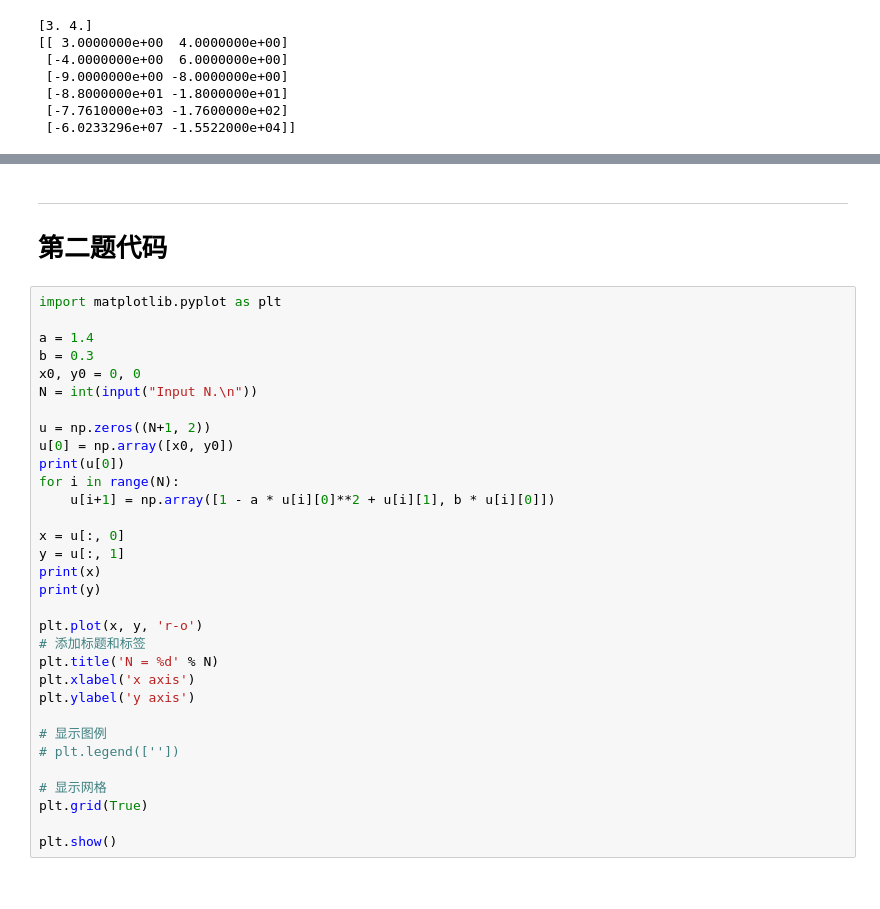
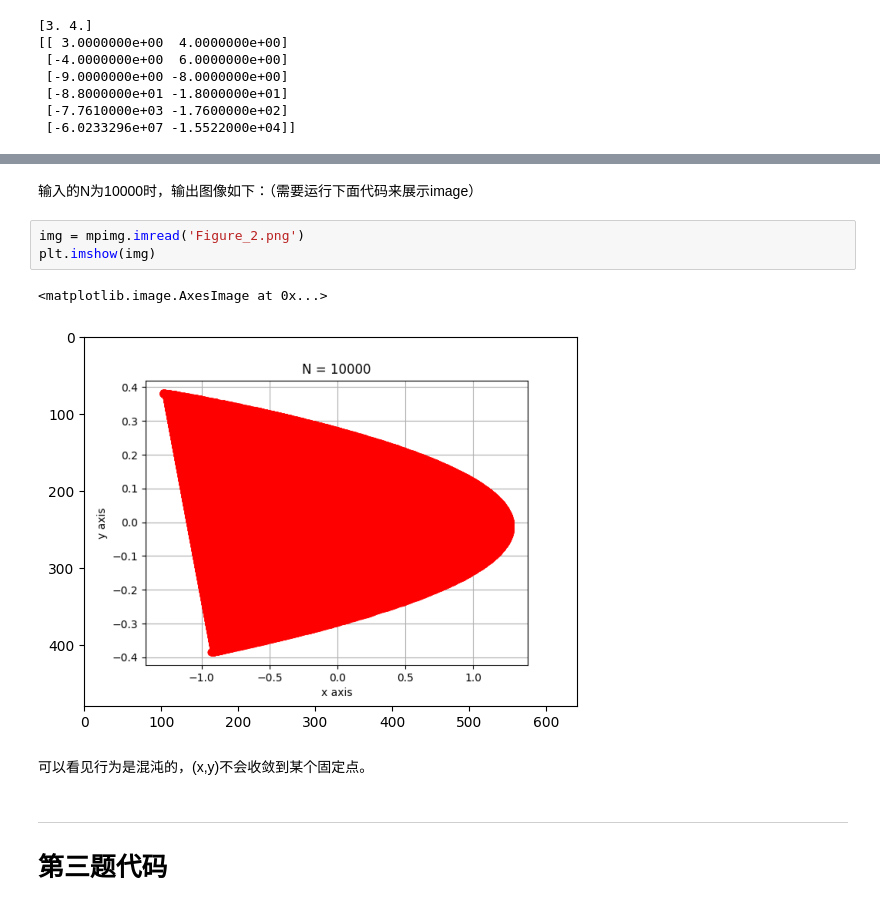
Before and after one commit to Eric-pistachio/XDSY118019-exam-zxj23307110145, a Jupyter notebook: finalexampart1.ipynb, the cells around one changed output, grey strips where cells are left out. Cells and saved outputs as stored; diff of their text form.

```diff
--- a/finalexampart1.ipynb
+++ b/finalexampart1.ipynb
@@ -22,35 +89,13 @@ print(u)
+# %% [markdown]
+输入的N为10000时，输出图像如下：（需要运行下面代码来展示image）
+# %%
+img = mpimg.imread('Figure_2.png')
+plt.imshow(img)
+# %% [output]
+<matplotlib.image.AxesImage at 0x...>
+[figure, added]
+# %% [markdown]
+可以看见行为是混沌的，(x,y)不会收敛到某个固定点。
 # %% [markdown]
 ---
-# 第二题代码
+# 第三题代码
-# %%
-import matplotlib.pyplot as plt
-
-a = 1.4
-b = 0.3
-x0, y0 = 0, 0
-N = int(input("Input N.\n"))
-
-u = np.zeros((N+1, 2))
-u[0] = np.array([x0, y0])
-print(u[0])
-for i in range(N):
-    u[i+1] = np.array([1 - a * u[i][0]**2 + u[i][1], b * u[i][0]])
-
-x = u[:, 0]
-y = u[:, 1]
-print(x)
-print(y)
-
-plt.plot(x, y, 'r-o')
-# 添加标题和标签
-plt.title('N = %d' % N)
-plt.xlabel('x axis')
-plt.ylabel('y axis')
-
-# 显示图例
-# plt.legend([''])
-
-# 显示网格
-plt.grid(True)
-
-plt.show()
```
Also changed, not shown: parts of 4 cells of this notebook, 1 other file.
